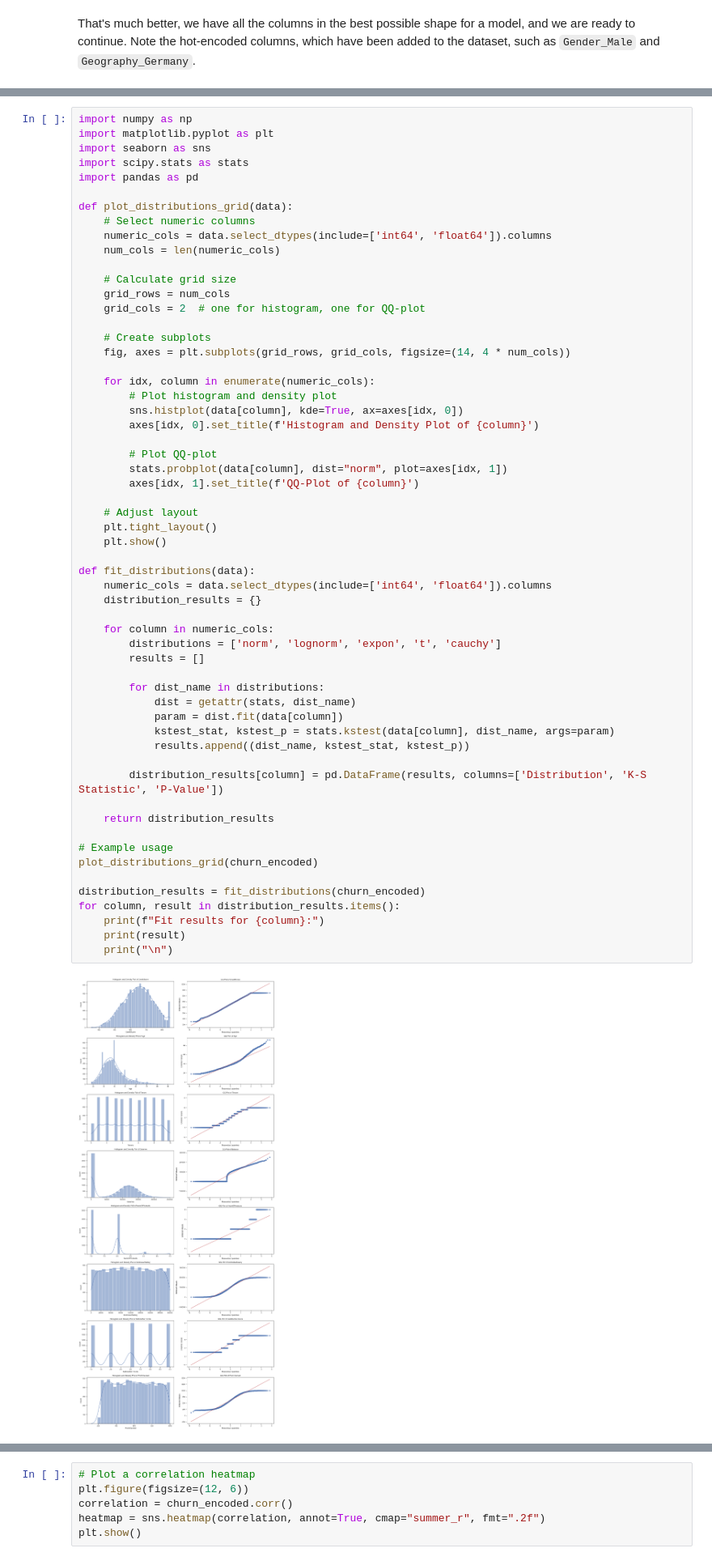
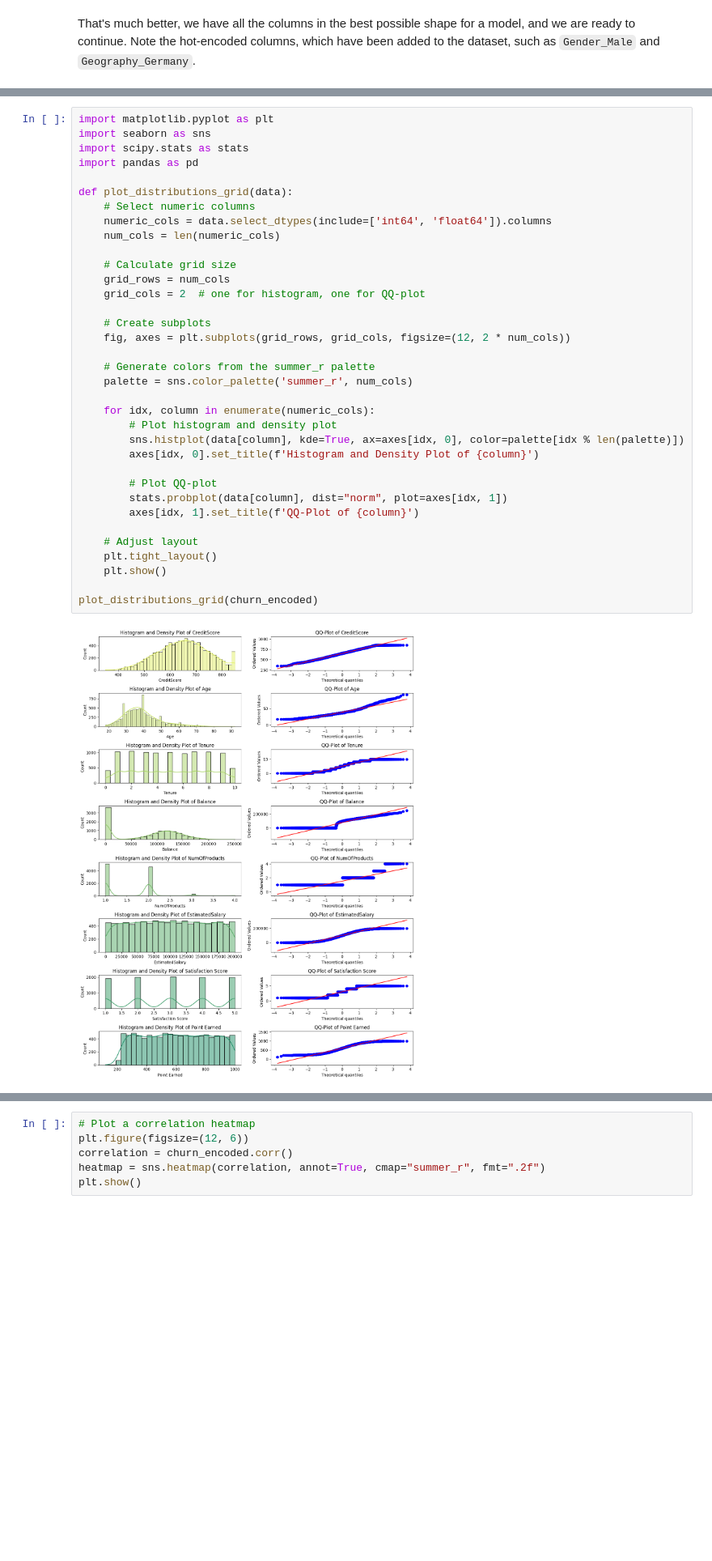
Before and after one commit to pedro-leitao/pedros-experiments, a Jupyter notebook: experiments/customer-churn.ipynb, the cells around one changed output, grey strips where cells are left out. Shown at 81% size. Cells and saved outputs as stored; diff of their text form; blank space fills up the shorter version.

Commit message:
Added customer-churn

```diff
--- a/experiments/customer-churn.ipynb
+++ b/experiments/customer-churn.ipynb
@@ -200,60 +148,37 @@ results
 # %%
-import numpy as np
 import matplotlib.pyplot as plt
 import seaborn as sns
 import scipy.stats as stats
 import pandas as pd
 
 def plot_distributions_grid(data):
     # Select numeric columns
     numeric_cols = data.select_dtypes(include=['int64', 'float64']).columns
     num_cols = len(numeric_cols)
 
     # Calculate grid size
     grid_rows = num_cols
     grid_cols = 2  # one for histogram, one for QQ-plot
 
     # Create subplots
-    fig, axes = plt.subplots(grid_rows, grid_cols, figsize=(14, 4 * num_cols))
+    fig, axes = plt.subplots(grid_rows, grid_cols, figsize=(12, 2 * num_cols))
+
+    # Generate colors from the summer_r palette
+    palette = sns.color_palette('summer_r', num_cols)
 
     for idx, column in enumerate(numeric_cols):
         # Plot histogram and density plot
-        sns.histplot(data[column], kde=True, ax=axes[idx, 0])
+        sns.histplot(data[column], kde=True, ax=axes[idx, 0], color=palette[idx % len(palette)])
         axes[idx, 0].set_title(f'Histogram and Density Plot of {column}')
 
         # Plot QQ-plot
         stats.probplot(data[column], dist="norm", plot=axes[idx, 1])
         axes[idx, 1].set_title(f'QQ-Plot of {column}')
 
     # Adjust layout
     plt.tight_layout()
     plt.show()
 
-def fit_distributions(data):
-    numeric_cols = data.select_dtypes(include=['int64', 'float64']).columns
-    distribution_results = {}
-
-    for column in numeric_cols:
-        distributions = ['norm', 'lognorm', 'expon', 't', 'cauchy']
-        results = []
-
-        for dist_name in distributions:
-            dist = getattr(stats, dist_name)
-            param = dist.fit(data[column])
-            kstest_stat, kstest_p = stats.kstest(data[column], dist_name, args=param)
-            results.append((dist_name, kstest_stat, kstest_p))
-
-        distribution_results[column] = pd.DataFrame(results, columns=['Distribution', 'K-S Statistic', 'P-Value'])
-
-    return distribution_results
-
-# Example usage
 plot_distributions_grid(churn_encoded)
-
-distribution_results = fit_distributions(churn_encoded)
-for column, result in distribution_results.items():
-    print(f"Fit results for {column}:")
-    print(result)
-    print("\n")
 # %% [output]
-[figure, old version]
+[figure, new version]
```
Also changed, not shown: parts of 33 cells of this notebook, 2 other files.
